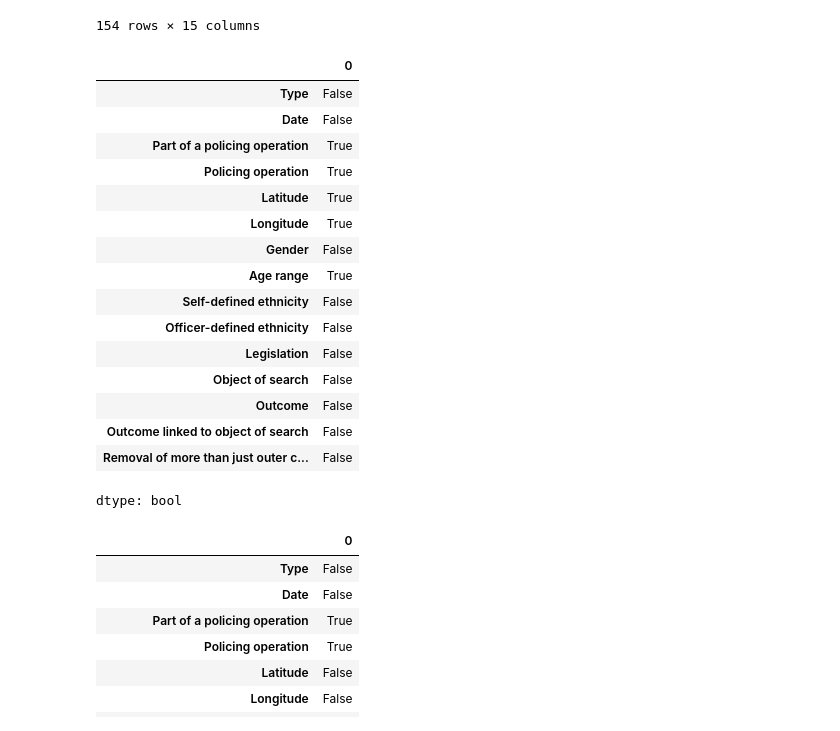
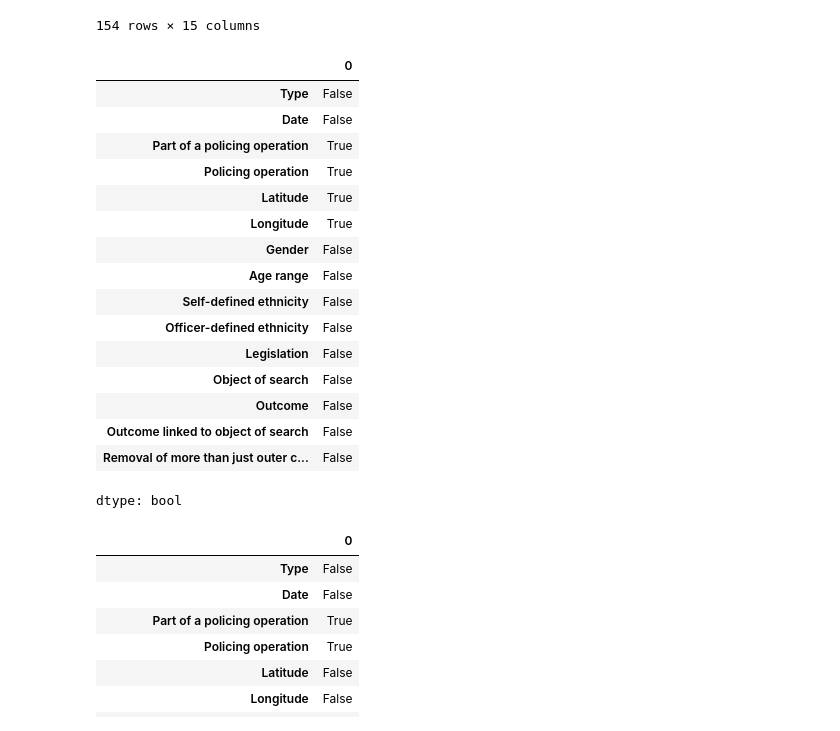
Before and after one commit to emkrit1242/MSC_DPDM_2025, a Jupyter notebook: Data101.ipynb, the cells around one changed output. Cells and saved outputs as stored; diff of their text form; code cells hidden in the pictures.

```diff
--- a/Data101.ipynb
+++ b/Data101.ipynb
@@ -513,17 +513,17 @@ SS_warwick2
 | 153 | Person search | 2025-01-31T22:29:53+00:00 | NaN | NaN | 51.517326 | -0.079883 | Male | 18-24 | ... |
 154 rows × 15 columns
 # %%
-SS_warwick.isnull().any()
+SS_warwick2.isnull().any()
 # %% [output]
 |  | 0 |
 | Type | False |
 | Date | False |
 | Part of a policing operation | True |
 | Policing operation | True |
 | Latitude | True |
 | Longitude | True |
 | Gender | False |
-| Age range | True |
+| Age range | False |
 | Self-defined ethnicity | False |
 | Officer-defined ethnicity | False |
 | Legislation | False |
```
Also changed, not shown: parts of 7 cells of this notebook.
